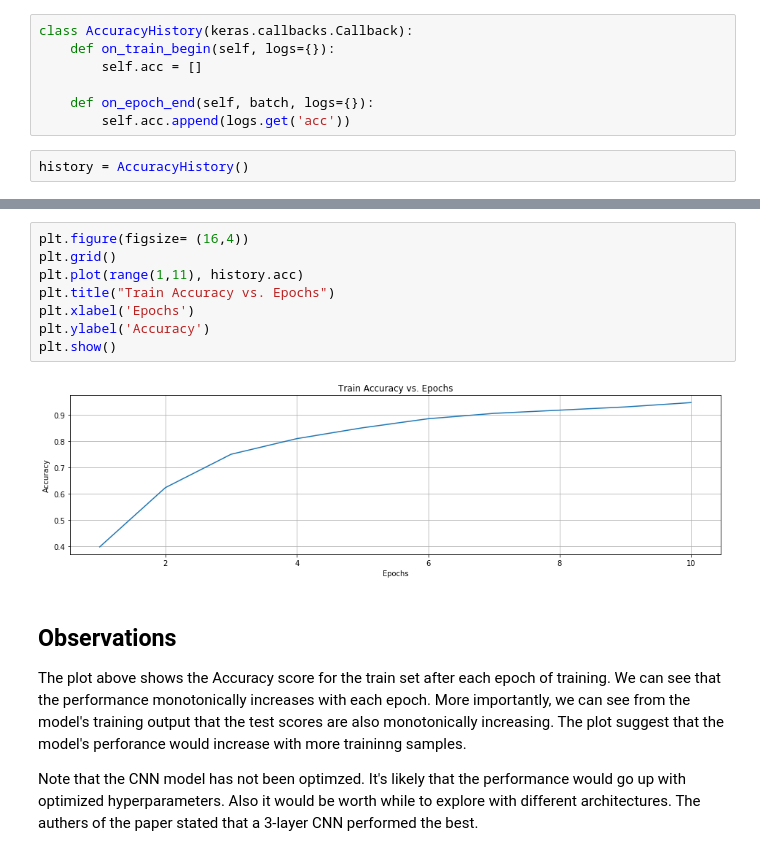
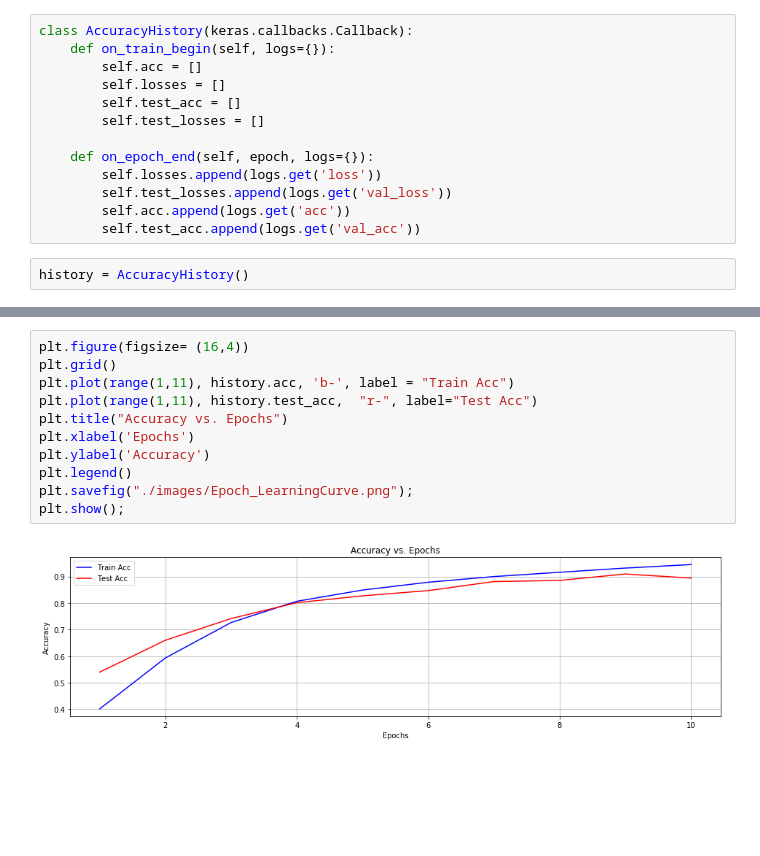
Before and after one commit to DataBeast03/DataBeast, a Jupyter notebook: MachineLearning/CNN_Activity_Classification/CNN_Activity_Classification.ipynb, the cells around one changed output, grey strips where cells are left out. Drawn from its saved outputs; the diff is of its cells as text; blank space fills up the shorter version.

```diff
--- a/MachineLearning/CNN_Activity_Classification/CNN_Activity_Classification.ipynb
+++ b/MachineLearning/CNN_Activity_Classification/CNN_Activity_Classification.ipynb
@@ -291,9 +380,15 @@ model.compile(loss=keras.losses.categorical_crossentropy,
 class AccuracyHistory(keras.callbacks.Callback):
     def on_train_begin(self, logs={}):
         self.acc = []
+        self.losses = []
+        self.test_acc = []
+        self.test_losses = []
 
-    def on_epoch_end(self, batch, logs={}):
+    def on_epoch_end(self, epoch, logs={}):
+        self.losses.append(logs.get('loss'))
+        self.test_losses.append(logs.get('val_loss'))
         self.acc.append(logs.get('acc'))
+        self.test_acc.append(logs.get('val_acc'))
 # %%
 history = AccuracyHistory()
 # %%
@@ -325,16 +420,13 @@ Epoch 10/10
 # %%
 plt.figure(figsize= (16,4))
 plt.grid()
-plt.plot(range(1,11), history.acc)
-plt.title("Train Accuracy vs. Epochs")
+plt.plot(range(1,11), history.acc, 'b-', label = "Train Acc")
+plt.plot(range(1,11), history.test_acc,  "r-", label="Test Acc")
+plt.title("Accuracy vs. Epochs")
 plt.xlabel('Epochs')
 plt.ylabel('Accuracy')
-plt.show()
+plt.legend()
+plt.savefig("./images/Epoch_LearningCurve.png");
+plt.show();
 # %% [output]
-[figure, old version]
+[figure, new version]
-# %% [markdown]
-## Observations
-
-The plot above shows the Accuracy score for the train set after each epoch of training. We can see that the performance monotonically increases with each epoch. More importantly, we can see from the model's training output that the test scores are also monotonically increasing. The plot suggest that the model's perforance would increase with more traininng samples.
-
-Note that the CNN model has not been optimzed. It's likely that the performance would go up with optimized hyperparameters. Also it would be worth while to explore with different architectures. The authers of the paper stated that a 3-layer CNN performed the best.
```
Also changed, not shown: parts of 26 cells of this notebook, 5 other files.
